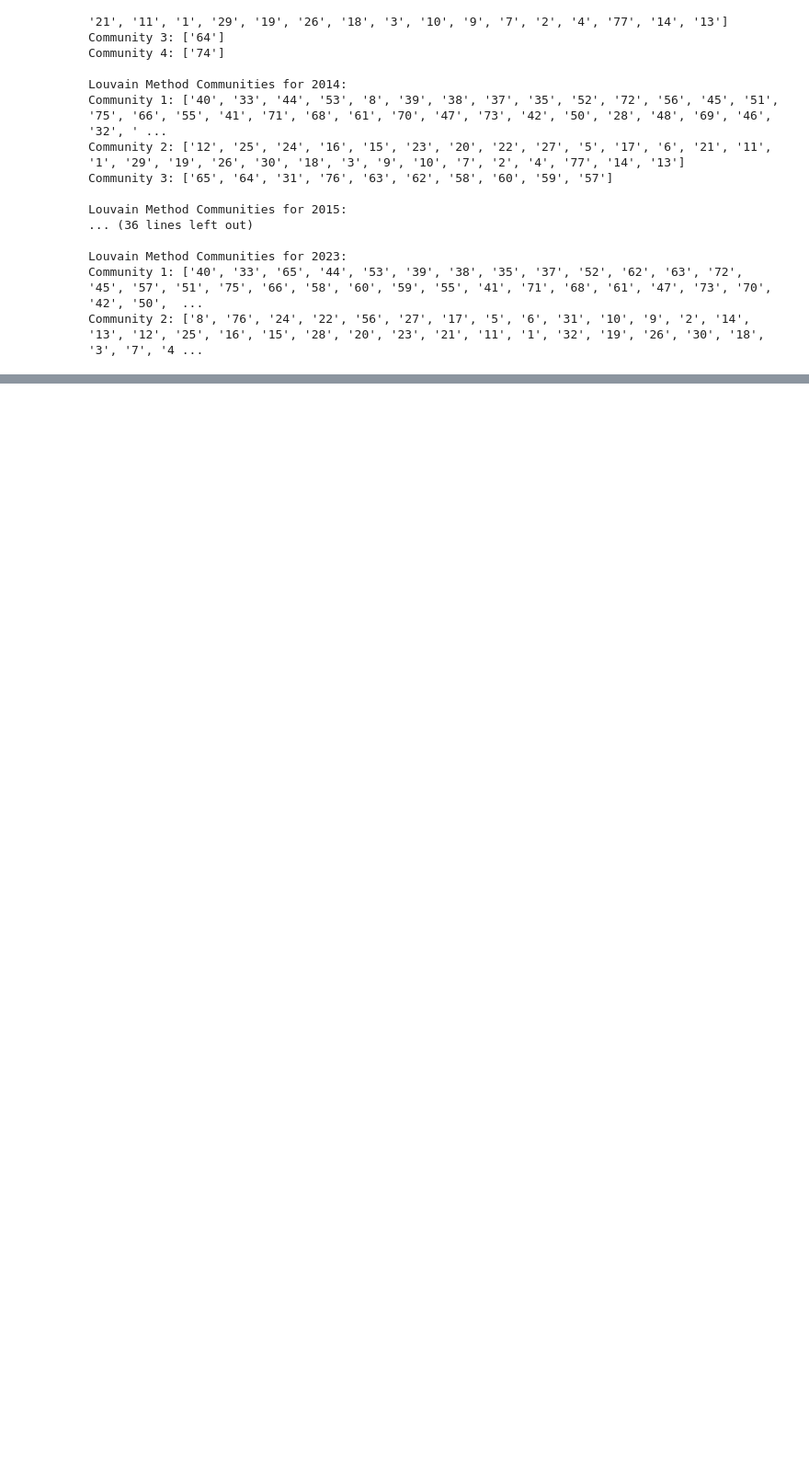
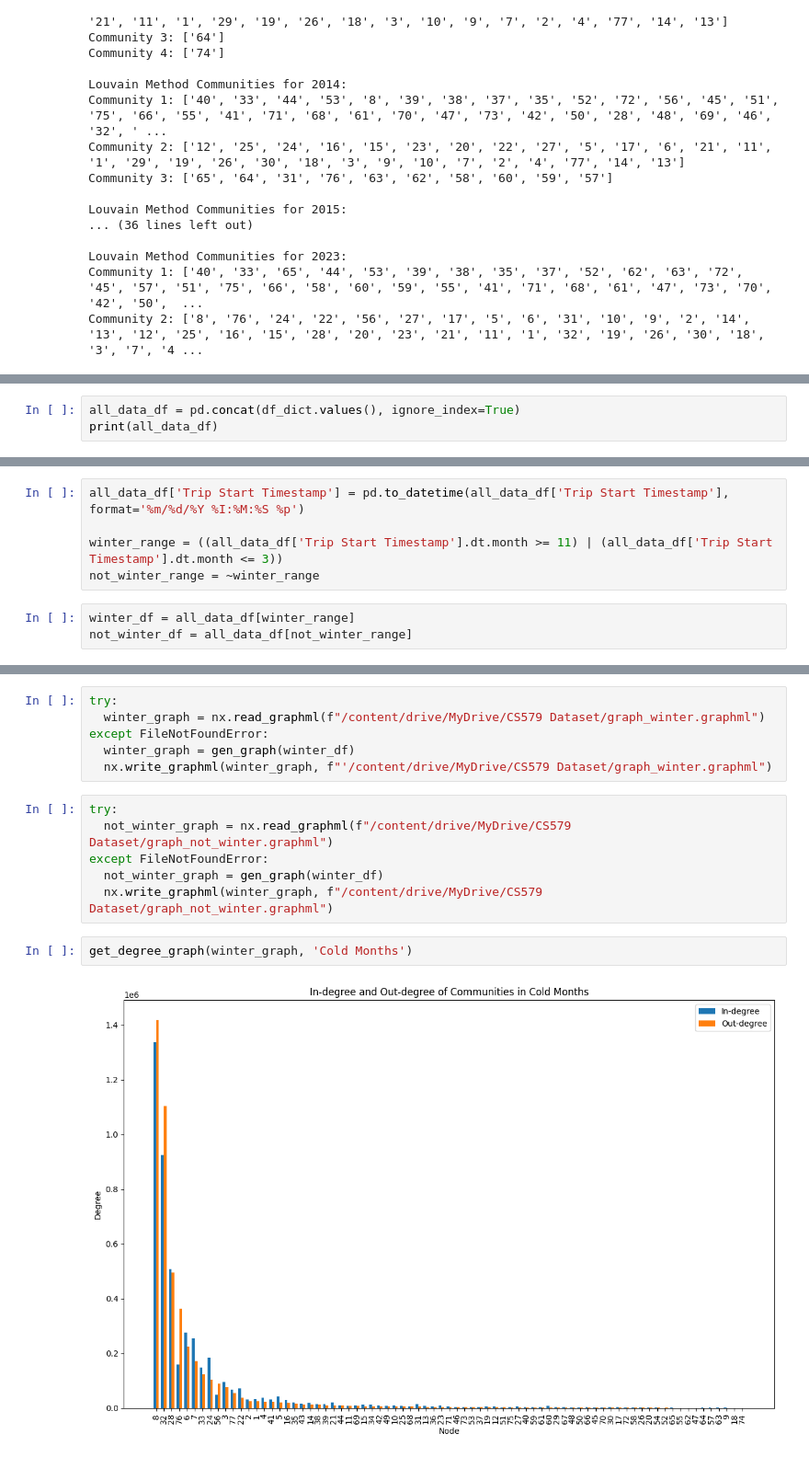
Before and after one commit to nschultze/Chicago-Taxi-Rides-Network-Analysis, a Jupyter notebook: annual_metrics.ipynb, the cells around one changed output, grey strips where cells are left out. Shown at 92% size. Drawn from its saved outputs; the diff is of its cells as text; blank space fills up the shorter version.

Commit message:
2013-2023 metrics + warm/cold months

```diff
--- a/annual_metrics.ipynb
+++ b/annual_metrics.ipynb
@@ -290,0 +293,3 @@ Community 2: ['8', '76', '24', '22', '56', '27', '17', '5', '6', '31', '10', '9'
+# %%
+all_data_df = pd.concat(df_dict.values(), ignore_index=True)
+print(all_data_df)
@@ -290,0 +314,8 @@ Community 2: ['8', '76', '24', '22', '56', '27', '17', '5', '6', '31', '10', '9'
+# %%
+all_data_df['Trip Start Timestamp'] = pd.to_datetime(all_data_df['Trip Start Timestamp'], format='%m/%d/%Y %I:%M:%S %p')
+
+winter_range = ((all_data_df['Trip Start Timestamp'].dt.month >= 11) | (all_data_df['Trip Start Timestamp'].dt.month <= 3))
+not_winter_range = ~winter_range
+# %%
+winter_df = all_data_df[winter_range]
+not_winter_df = all_data_df[not_winter_range]
@@ -290,0 +362,16 @@ Community 2: ['8', '76', '24', '22', '56', '27', '17', '5', '6', '31', '10', '9'
+# %%
+try:
+  winter_graph = nx.read_graphml(f"/content/drive/MyDrive/CS579 Dataset/graph_winter.graphml")
+except FileNotFoundError:
+  winter_graph = gen_graph(winter_df)
+  nx.write_graphml(winter_graph, f"'/content/drive/MyDrive/CS579 Dataset/graph_winter.graphml")
+# %%
+try:
+  not_winter_graph = nx.read_graphml(f"/content/drive/MyDrive/CS579 Dataset/graph_not_winter.graphml")
+except FileNotFoundError:
+  not_winter_graph = gen_graph(winter_df)
+  nx.write_graphml(winter_graph, f"/content/drive/MyDrive/CS579 Dataset/graph_not_winter.graphml")
+# %%
+get_degree_graph(winter_graph, 'Cold Months')
+# %% [output]
+[figure, added]
```
Also changed, not shown: parts of 12 cells of this notebook.
